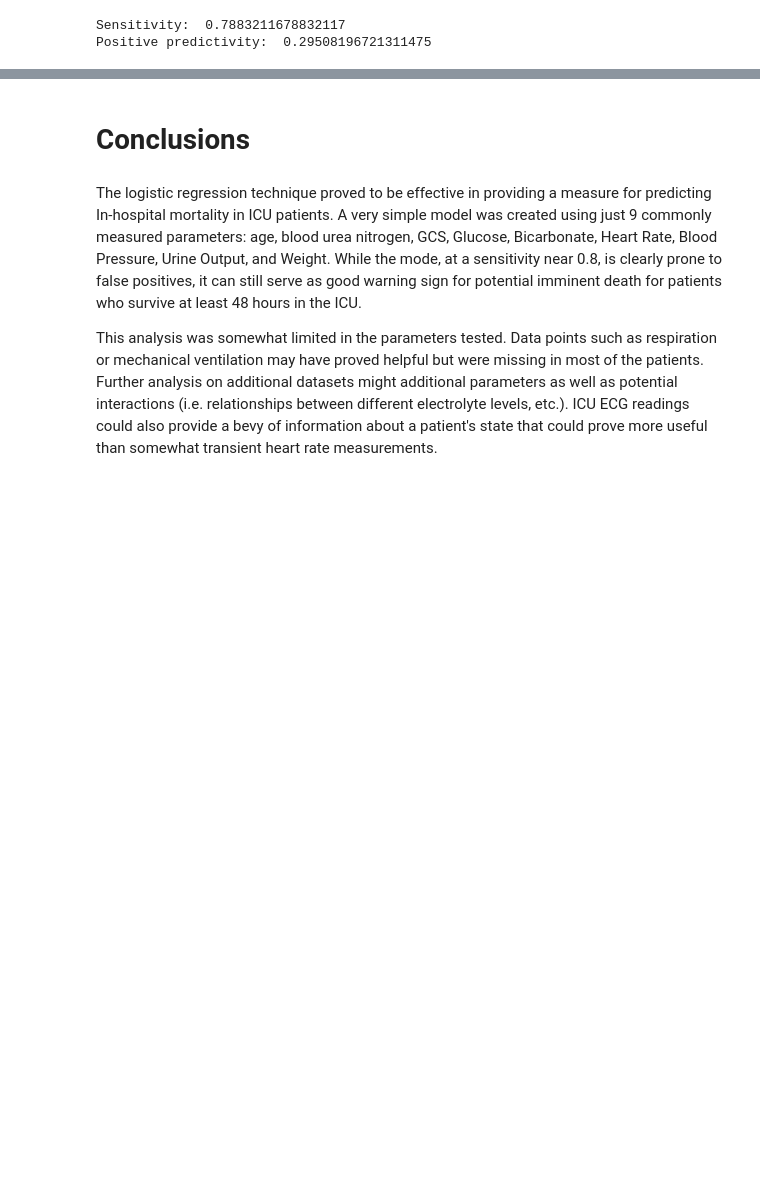
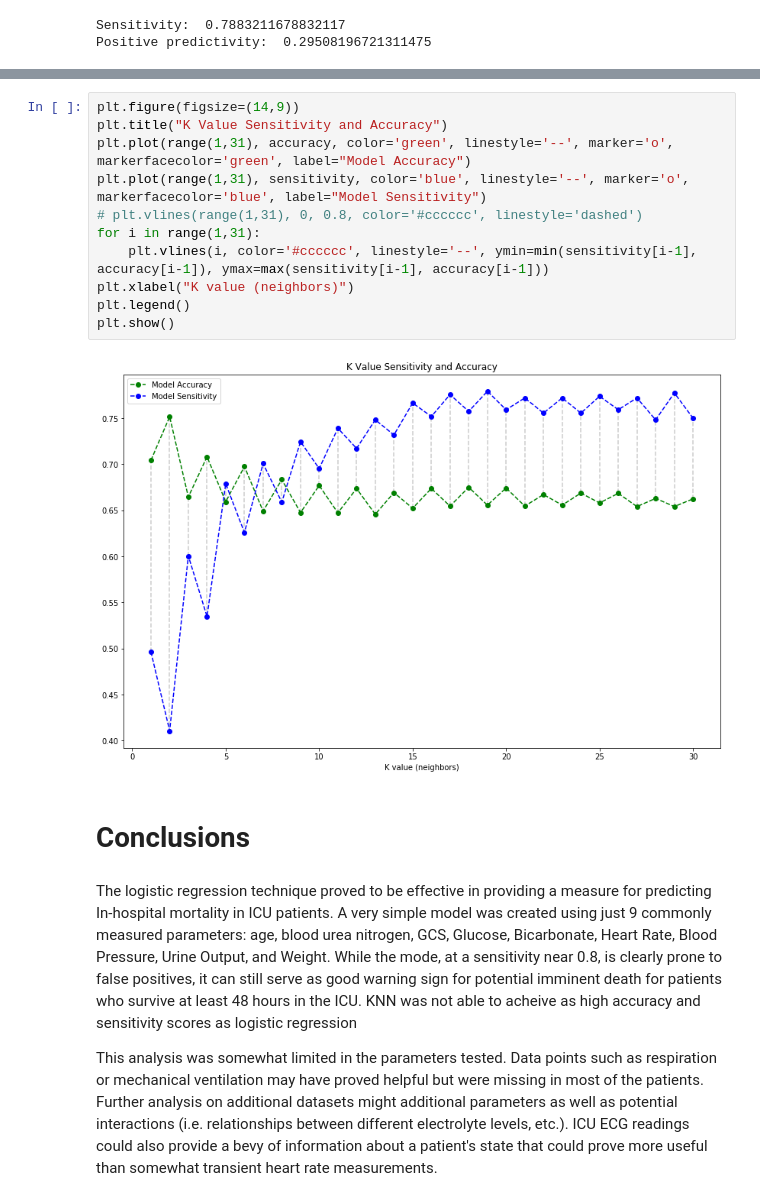
Before and after one commit to maxwellreynolds/ICU, a Jupyter notebook: ICU Project.ipynb, the cells around one changed output, grey strips where cells are left out. Saved outputs shown, nothing was run; the diff lists cells and outputs as text; blank space fills up the shorter version.

```diff
--- a/ICU Project.ipynb
+++ b/ICU Project.ipynb
@@ -705,7 +809,20 @@ Positive predictivity:  0.29508196721311475
+# %%
+plt.figure(figsize=(14,9))
+plt.title("K Value Sensitivity and Accuracy")
+plt.plot(range(1,31), accuracy, color='green', linestyle='--', marker='o', markerfacecolor='green', label="Model Accuracy")
+plt.plot(range(1,31), sensitivity, color='blue', linestyle='--', marker='o', markerfacecolor='blue', label="Model Sensitivity")
+# plt.vlines(range(1,31), 0, 0.8, color='#cccccc', linestyle='dashed')
+for i in range(1,31):
+    plt.vlines(i, color='#cccccc', linestyle='--', ymin=min(sensitivity[i-1], accuracy[i-1]), ymax=max(sensitivity[i-1], accuracy[i-1]))
+plt.xlabel("K value (neighbors)")
+plt.legend()
+plt.show()
+# %% [output]
+[figure, added]
 # %% [markdown]
 # Conclusions
 # %% [markdown]
-The logistic regression technique proved to be effective in providing a measure for predicting In-hospital mortality in ICU patients. A very simple model was created using just 9 commonly measured parameters: age, blood urea nitrogen, GCS, Glucose, Bicarbonate, Heart Rate, Blood Pressure, Urine Output, and Weight. While the mode, at a sensitivity near 0.8, is clearly prone to false positives, it can still serve as good warning sign for potential imminent death for patients who survive at least 48 hours in the ICU.
+The logistic regression technique proved to be effective in providing a measure for predicting In-hospital mortality in ICU patients. A very simple model was created using just 9 commonly measured parameters: age, blood urea nitrogen, GCS, Glucose, Bicarbonate, Heart Rate, Blood Pressure, Urine Output, and Weight. While the mode, at a sensitivity near 0.8, is clearly prone to false positives, it can still serve as good warning sign for potential imminent death for patients who survive at least 48 hours in the ICU. KNN was not able to acheive as high accuracy and sensitivity scores as logistic regression
 
 This analysis was somewhat limited in the parameters tested. Data points such as respiration or mechanical ventilation may have proved helpful but were missing in most of the patients. Further analysis on additional datasets might additional parameters as well as potential interactions (i.e. relationships between different electrolyte levels, etc.). ICU ECG readings could also provide a bevy of information about a patient's state that could prove more useful than somewhat transient heart rate measurements.
 # %% [markdown]
```
Also changed, not shown: parts of 18 cells of this notebook.
